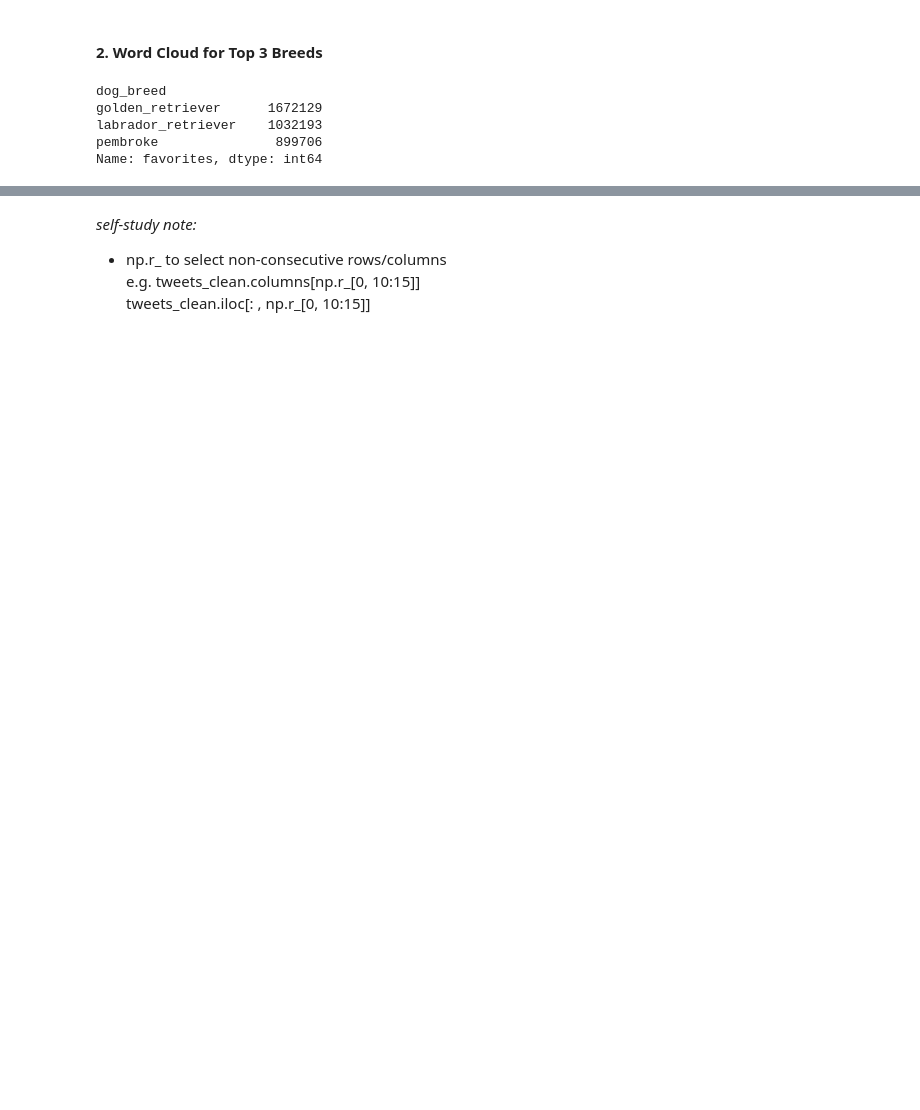
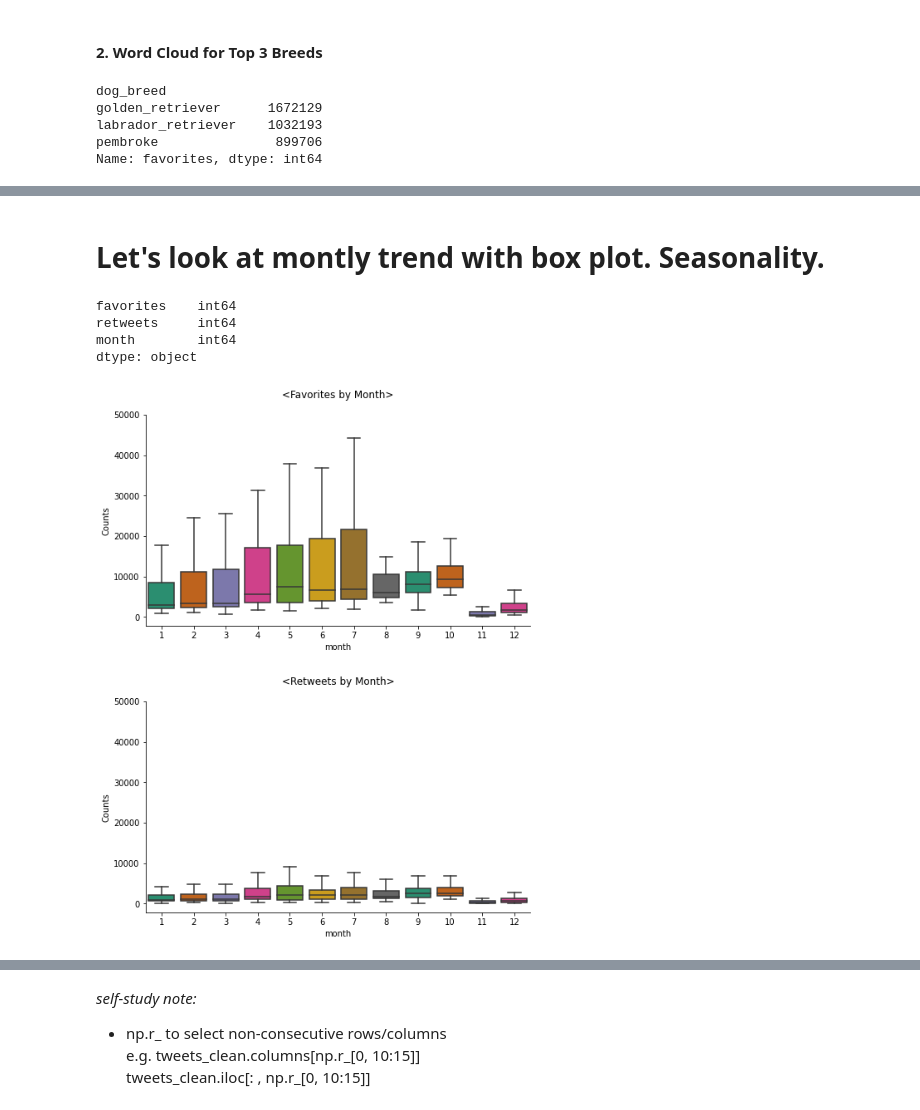
Before and after one commit to SEJUNGJENN-C/WeRateDogs_Twitter_Analysis, a Jupyter notebook: weratedogs-twitter.ipynb, the cells around one changed output, grey strips where cells are left out. Cells and saved outputs as stored; diff of their text form; code cells hidden in the pictures; blank space fills up the shorter version.

```diff
--- a/weratedogs-twitter.ipynb
+++ b/weratedogs-twitter.ipynb
@@ -666,0 +728,25 @@ for breed, image, text in zip(breeds, image_list, text_list):
+# %% [markdown]
+# Let's look at montly trend with box plot. Seasonality.
+# %%
+time_series['month'] = time_series.index.month
+# %%
+time_series.dtypes
+# %% [output]
+favorites    int64
+retweets     int64
+month        int64
+dtype: object
+# %%
+# Group the data by month, to visualise yearly seasonality.
+fig, axes = plt.subplots(2,1, figsize=(8,10), sharex=False, sharey=True)
+
+for data_col, ax in zip(['favorites', 'retweets'], axes):
+    sns.boxplot(data=time_series, x='month', y=data_col, ax=ax, palette='Dark2',
+                showfliers = False) # remove outlier dots
+    ax.set_ylabel('Counts')
+    ax.set_title("<" + data_col.capitalize() + " by Month>", pad=20, fontsize=12)
+    ax.set_ylim(top=50000)
+    sns.despine()
+    fig.tight_layout(pad=3.0);
+# %% [output]
+[figure, added]
```
Also changed, not shown: parts of 24 cells of this notebook.
